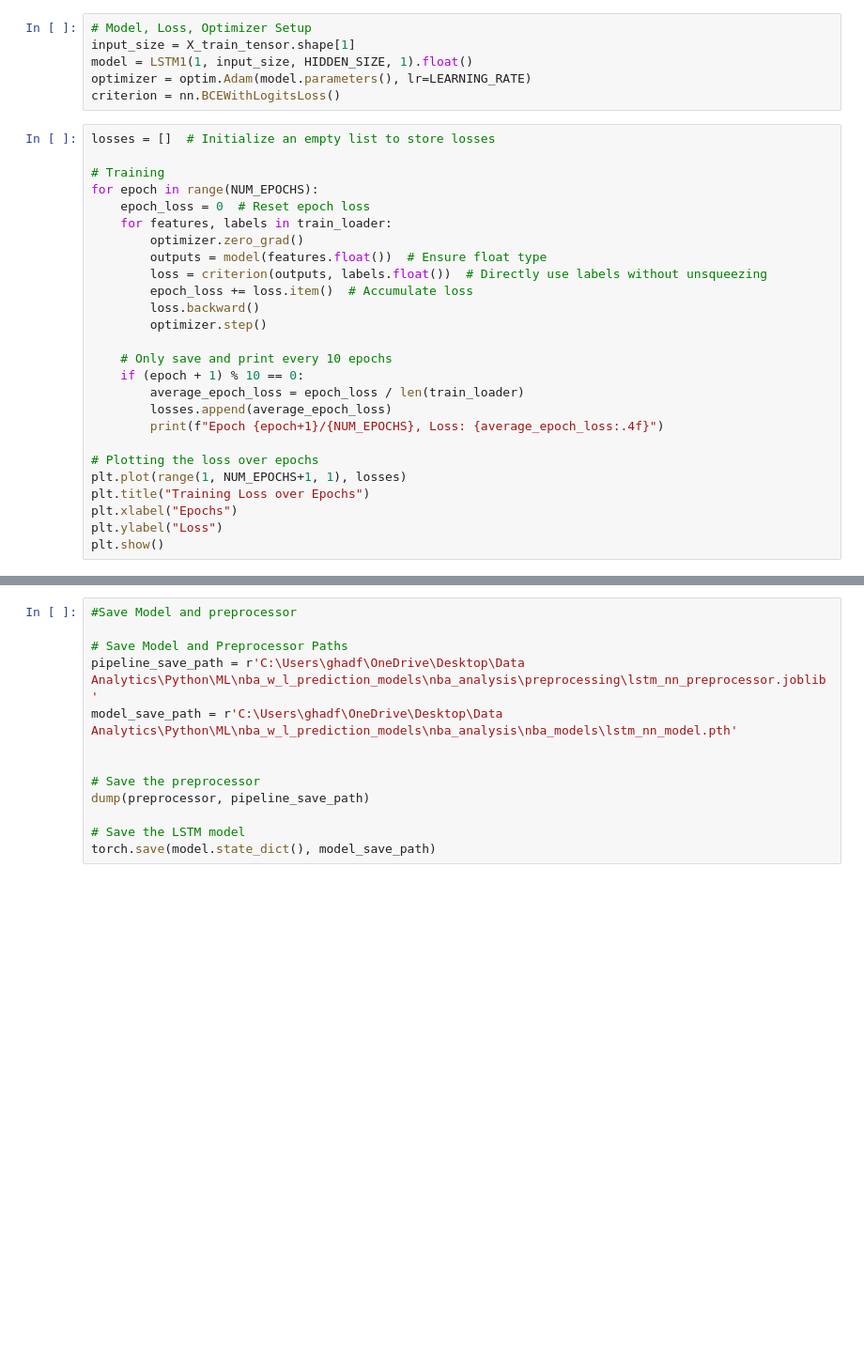
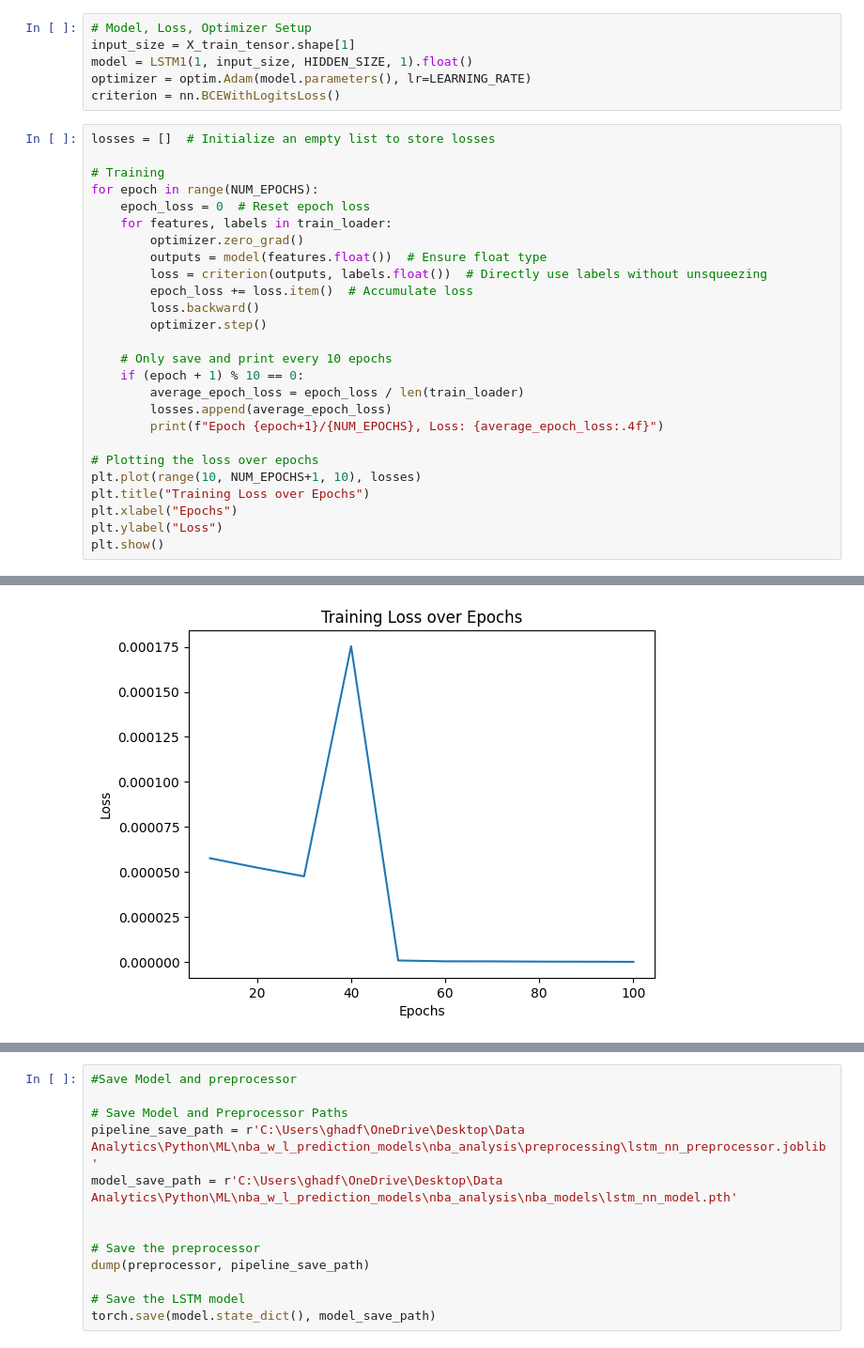
Before and after one commit to ghadfield32/nba_analysis, a Jupyter notebook: nba_dl_rnn.ipynb, the cells around one changed output, grey strips where cells are left out. Shown at 94% size. Saved outputs shown, nothing was run; the diff lists cells and outputs as text; blank space fills up the shorter version.

```diff
--- a/nba_dl_rnn.ipynb
+++ b/nba_dl_rnn.ipynb
@@ -244,7 +244,7 @@ for epoch in range(NUM_EPOCHS):
         print(f"Epoch {epoch+1}/{NUM_EPOCHS}, Loss: {average_epoch_loss:.4f}")
 
 # Plotting the loss over epochs
-plt.plot(range(1, NUM_EPOCHS+1, 1), losses)
+plt.plot(range(10, NUM_EPOCHS+1, 10), losses)
 plt.title("Training Loss over Epochs")
 plt.xlabel("Epochs")
 plt.ylabel("Loss")
@@ -259,3 +263,4 @@ Epoch 60/100, Loss: 0.0000
+[figure, added]
 # %%
 # Evaluation
 model.eval()
```
Also changed, not shown: parts of 11 cells of this notebook, 23 other files.
